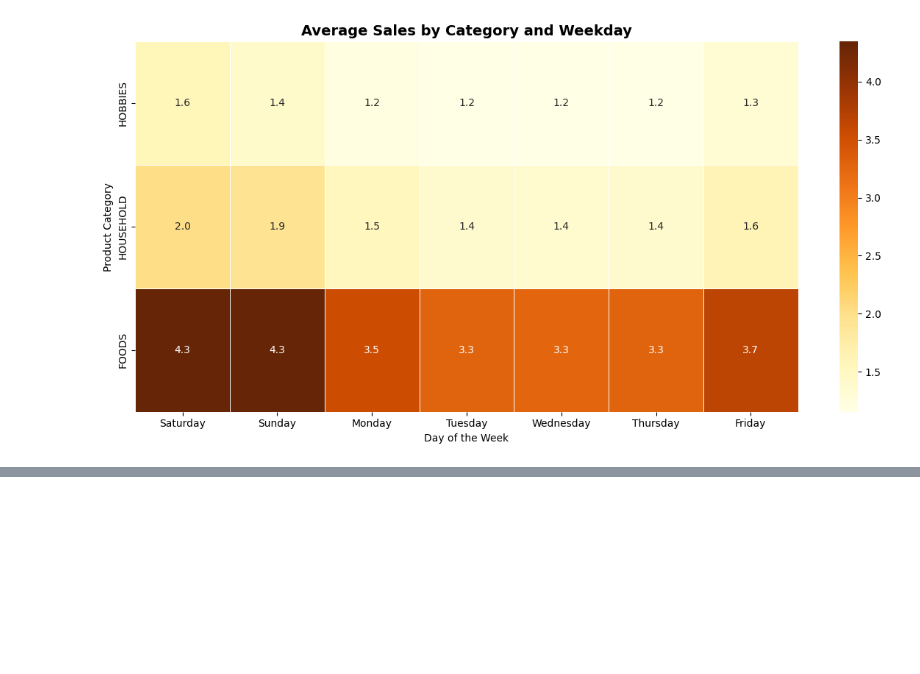
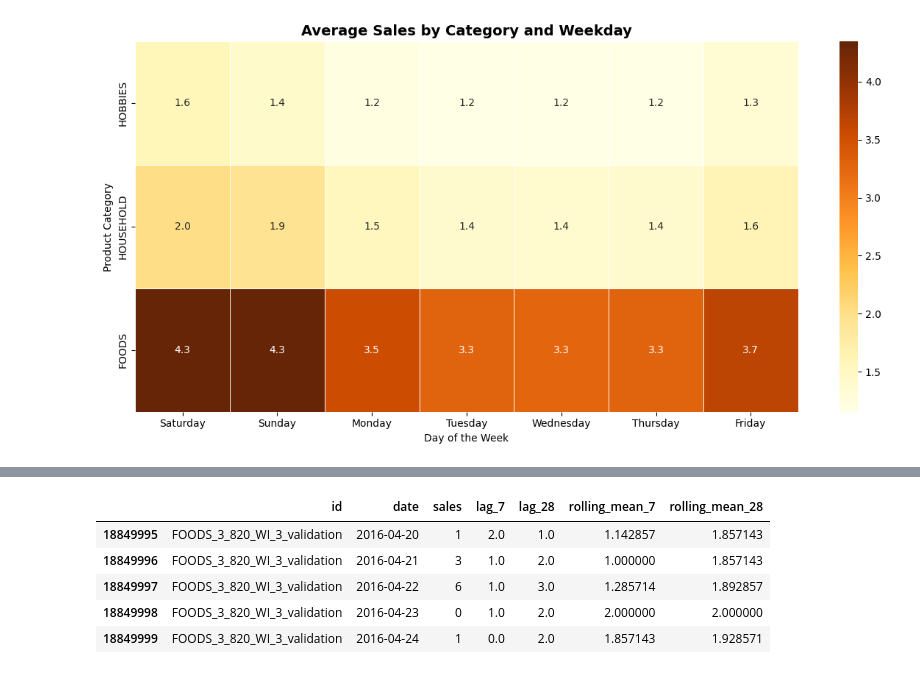
Before and after one commit to AmrKhaled545/Retail-Demand-Forecasting-Project, a Jupyter notebook: Retail_Demand_Forecasting.ipynb, the cells around one changed output, grey strips where cells are left out. Cells and saved outputs as stored; diff of their text form; code cells hidden in the pictures; blank space fills up the shorter version.

```diff
--- a/Retail_Demand_Forecasting.ipynb
+++ b/Retail_Demand_Forecasting.ipynb
@@ -655,0 +664,9 @@ plt.show()
+# %%
+model_df[['id', 'date', 'sales', 'lag_7', 'lag_28', 'rolling_mean_7', 'rolling_mean_28']].tail()
+# %% [output]
+|  | id | date | sales | lag_7 | lag_28 | rolling_mean_7 | rolling_mean_28 |
+| 18849995 | FOODS_3_820_WI_3_validation | 2016-04-20 | 1 | 2.0 | 1.0 | 1.142857 | 1.857143 |
+| 18849996 | FOODS_3_820_WI_3_validation | 2016-04-21 | 3 | 1.0 | 2.0 | 1.000000 | 1.857143 |
+| 18849997 | FOODS_3_820_WI_3_validation | 2016-04-22 | 6 | 1.0 | 3.0 | 1.285714 | 1.892857 |
+| 18849998 | FOODS_3_820_WI_3_validation | 2016-04-23 | 0 | 1.0 | 2.0 | 2.000000 | 2.000000 |
+| 18849999 | FOODS_3_820_WI_3_validation | 2016-04-24 | 1 | 0.0 | 2.0 | 1.857143 | 1.928571 |
```
Also changed, not shown: parts of 4 cells of this notebook.
